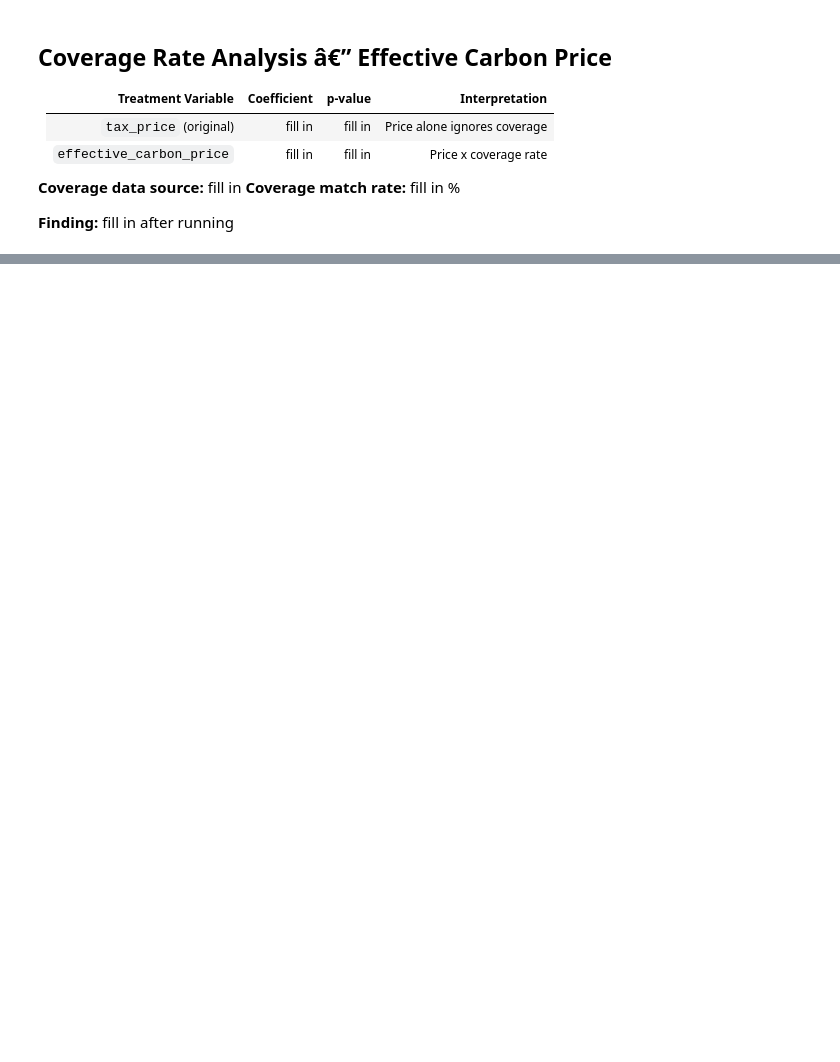
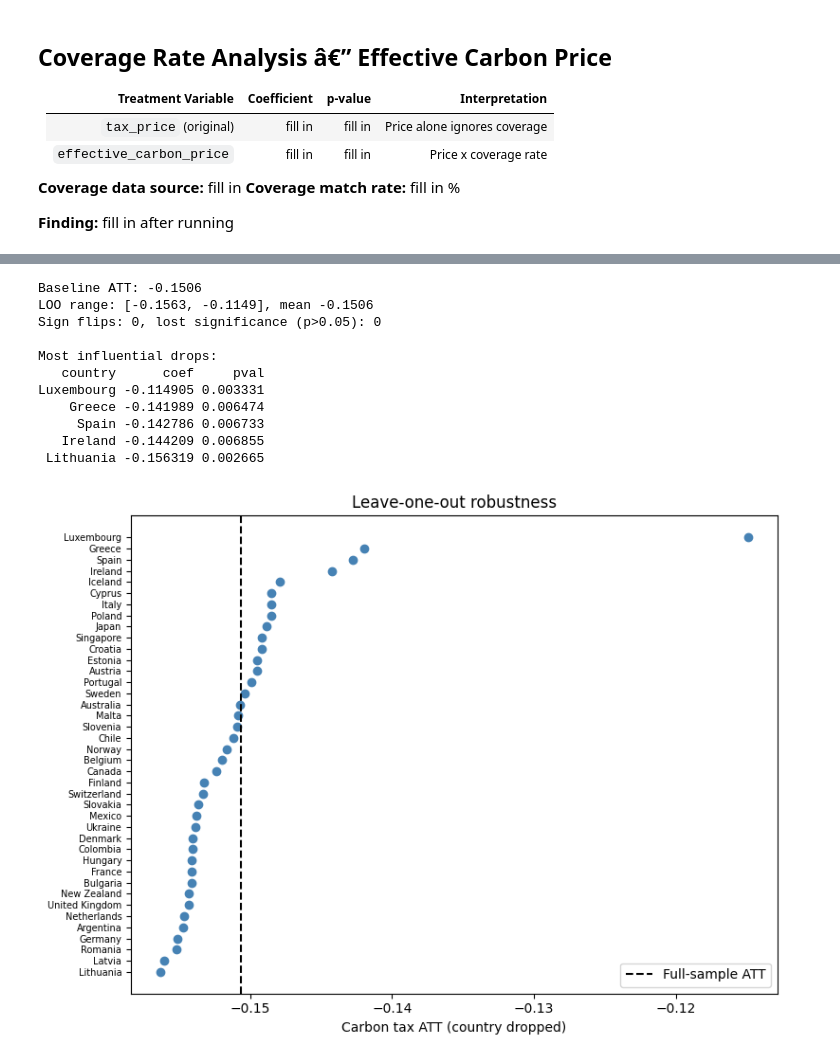
Before and after one commit to WillNoon/CarbonTaxModellingAndRecommendation, a Jupyter notebook: notebooks/phase1_robustness_checks.ipynb, the cells around one changed output, grey strips where cells are left out. Saved outputs shown, nothing was run; the diff lists cells and outputs as text; code cells hidden in the pictures; blank space fills up the shorter version.

Commit message:
feat: complete Phase 1 robustness suite

```diff
--- a/notebooks/phase1_robustness_checks.ipynb
+++ b/notebooks/phase1_robustness_checks.ipynb
@@ -357,0 +458,44 @@ print(f"Coefficient: {coef_price:.6f}  p-value: {pval_price:.4f}")
+# %%
+# Leave-one-out: drop each treated country and refit the baseline DiD
+treated_countries = sorted(df[df['post_carbon_tax'] == 1]['country'].unique())
+
+loo = []
+for country in treated_countries:
+    coef, se, pval, n = fit_did(df[df['country'] != country])
+    loo.append({'country': country, 'coef': coef, 'pval': pval})
+loo = pd.DataFrame(loo)
+
+print(f"Baseline ATT: {baseline_coef:.4f}")
+print(f"LOO range: [{loo['coef'].min():.4f}, {loo['coef'].max():.4f}], mean {loo['coef'].mean():.4f}")
+print(f"Sign flips: {(np.sign(loo['coef']) != np.sign(baseline_coef)).sum()}, "
+      f"lost significance (p>0.05): {(loo['pval'] > 0.05).sum()}")
+
+most_influential = loo.reindex((loo['coef'] - baseline_coef).abs().sort_values(ascending=False).index)
+print("\nMost influential drops:")
+print(most_influential.head(5).to_string(index=False))
+
+order = loo.sort_values('coef')
+fig, ax = plt.subplots(figsize=(8, 6))
+ax.scatter(order['coef'], range(len(order)), color='steelblue')
+ax.axvline(baseline_coef, color='black', linestyle='--', label='Full-sample ATT')
+ax.set_yticks(range(len(order)))
+ax.set_yticklabels(order['country'], fontsize=7)
+ax.set_xlabel('Carbon tax ATT (country dropped)')
+ax.set_title('Leave-one-out robustness')
+ax.legend()
+plt.tight_layout()
+plt.savefig('../outputs/leave_one_out.png', dpi=150, bbox_inches='tight')
+plt.show()
+# %% [output]
+Baseline ATT: -0.1506
+LOO range: [-0.1563, -0.1149], mean -0.1506
+Sign flips: 0, lost significance (p>0.05): 0
+
+Most influential drops:
+   country      coef     pval
+Luxembourg -0.114905 0.003331
+    Greece -0.141989 0.006474
+     Spain -0.142786 0.006733
+   Ireland -0.144209 0.006855
+ Lithuania -0.156319 0.002665
+[figure, added]
```
Also changed, not shown: parts of 24 cells of this notebook, 7 other files.
